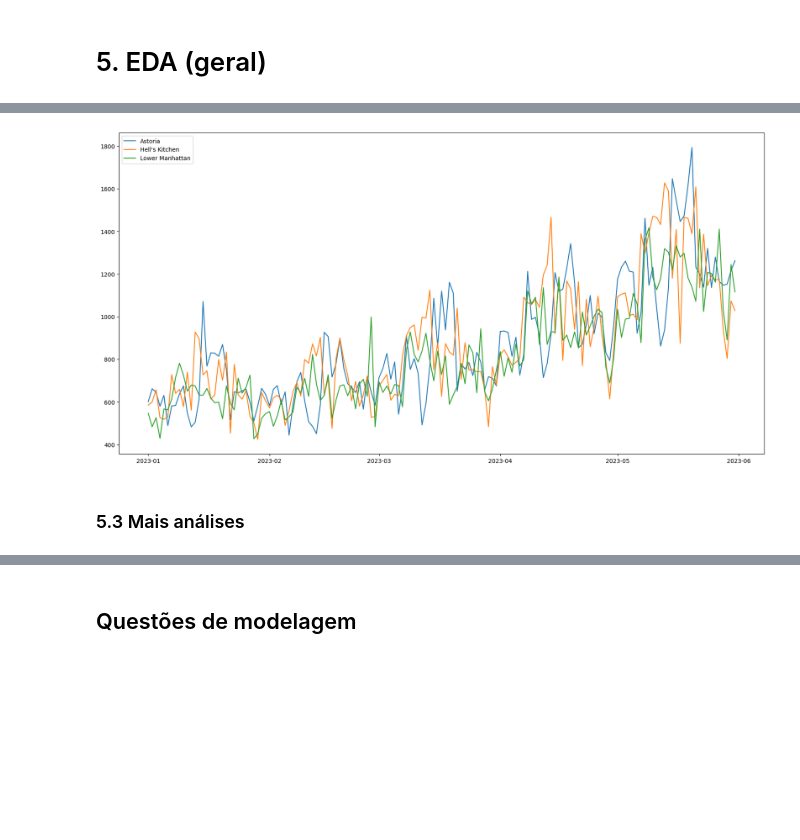
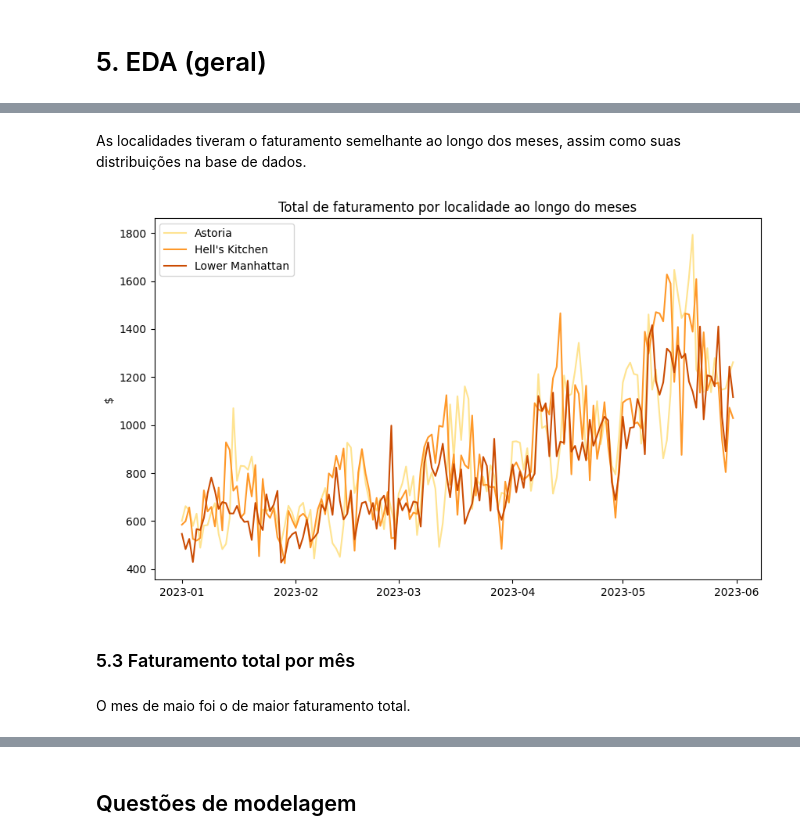
Before and after one commit to deborabmfreitas/coffee-shop-sales-prediction, a Jupyter notebook: coffee-shop-sales-prediction.ipynb, the cells around one changed output, grey strips where cells are left out. Cells and saved outputs as stored; diff of their text form; code cells hidden in the pictures; blank space fills up the shorter version.

```diff
--- a/coffee-shop-sales-prediction.ipynb
+++ b/coffee-shop-sales-prediction.ipynb
@@ -158,12 +180,0 @@ Name: proportion, dtype: float64
-# %%
-df_stores = train.groupby(['store_location','transaction_date']).agg(sum_unit_price=('unit_price', 'sum'),
-                                                                     count_transaction_id=('transaction_id', 'count')).reset_index()
-
-plt.figure(figsize=(20,10));
-for store in df_stores['store_location'].unique():
-    plt.plot(df_stores.loc[df_stores['store_location'] == store,'transaction_date'],
-             df_stores.loc[df_stores['store_location'] == store,'sum_unit_price'], label=store)
-plt.legend()
-plt.show()
-# %% [output]
-[figure, removed]
@@ -171,0 +181,2 @@ plt.show()
+# %% [markdown]
+As localidades tiveram o faturamento semelhante ao longo dos meses, assim como suas distribuições na base de dados.
@@ -172,2 +186,22 @@ plt.show()
+# %%
+# Paleta de cores
+palette = sns.color_palette(c3, len(df_stores['store_location'].unique()))
+
+# Gráfico
+plt.figure(figsize=(10, 6))
+for idx, store in enumerate(df_stores['store_location'].unique()):
+    plt.plot(
+        df_stores.loc[df_stores['store_location'] == store, 'transaction_date'],
+        df_stores.loc[df_stores['store_location'] == store, 'sum_unit_price'],
+        label=store,
+        color=palette[idx],
+    )
+
+plt.title('Total de faturamento por localidade ao longo do meses', fontsize=12)
+plt.ylabel('$')
+plt.legend()
+plt.show()
+# %% [output]
+[figure, added]
 # %% [markdown]
-### 5.3 Mais análises
+### 5.3 Faturamento total por mês
@@ -178,0 +208,2 @@ plt.show()
+# %% [markdown]
+O mes de maio foi o de maior faturamento total.
```
Also changed, not shown: parts of 32 cells of this notebook.
